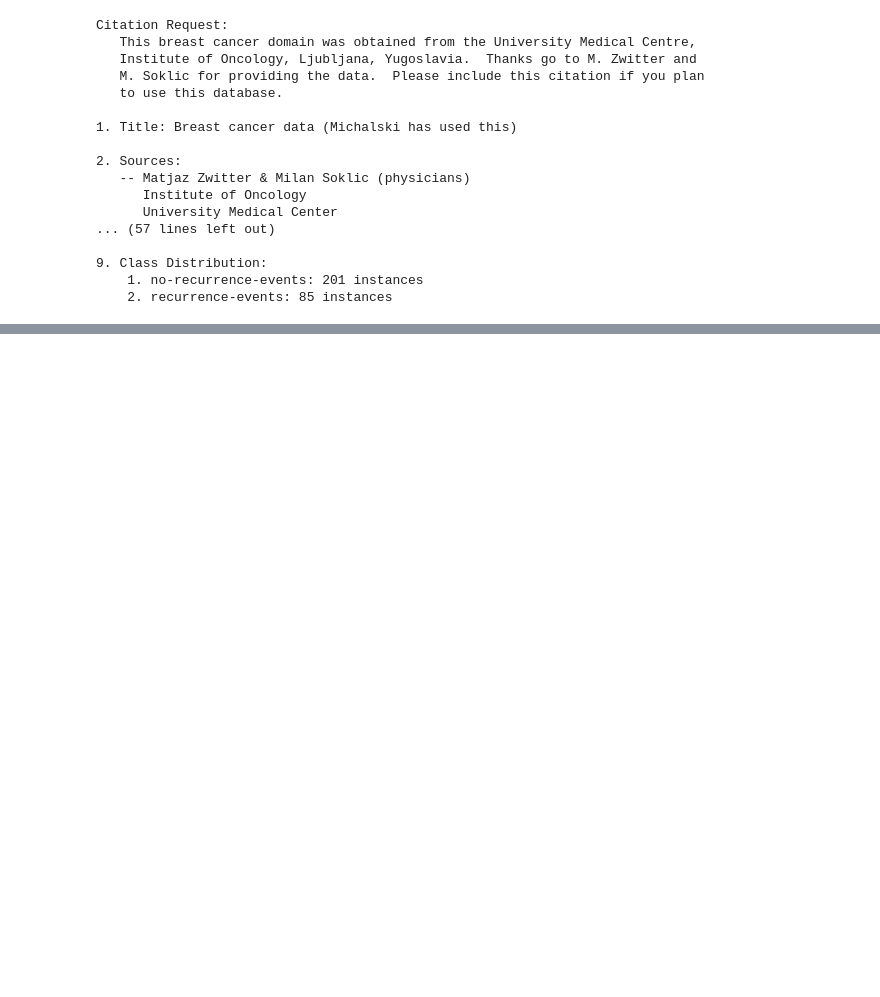
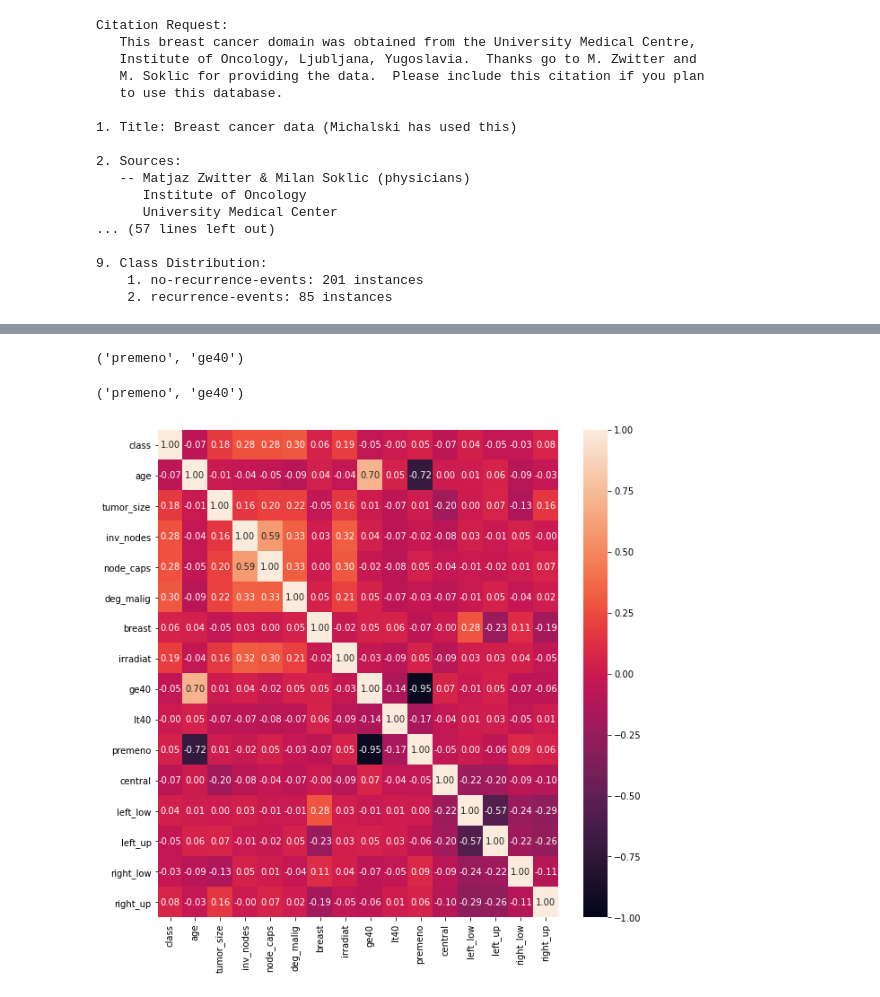
Before and after one commit to VVlovsky/breast_cancer_logistic_regression, a Jupyter notebook: main.ipynb, the cells around one changed output, grey strips where cells are left out. Cells and saved outputs as stored; diff of their text form; code cells hidden in the pictures; blank space fills up the shorter version.

```diff
--- a/main.ipynb
+++ b/main.ipynb
@@ -49,3 +60,25 @@ raw_data.head()
+# %%
+import matplotlib.pyplot as plt
+import seaborn as sb
+from scipy.io import loadmat
+from scipy import stats
+import seaborn as sns # visualize
+
+# Szukamy 2 kolumne z największą korelacja między sobą
+# i dla tych kolumn będziemy obliczać regresju.
+def find_most_correlated_cols(df):
+  plt.figure(figsize=(10,10))
+  sns.heatmap(df.corr(),annot = True, fmt = ".2f",cbar = True, vmin=-1, vmax =1)
+  plt.xticks(rotation=90)
+  plt.yticks(rotation = 0)
+  corr = df.corr()
+  corr[corr==1] = 0
+  corr[pd.isnull(corr)] = 0
+  corr = corr.abs().unstack().sort_values().dropna()
+  str_of_cols = str(corr.tail(1)).partition('\n')[0]
+  arr_of_cols = (str_of_cols.split(' ', 3)[0], str_of_cols.split(' ', 3)[2])
+  print(arr_of_cols)
+  return arr_of_cols
 # %%
 
 dummies = pd.get_dummies(raw_data.menopause)
@@ -78,0 +112,6 @@ data.head()
+# %%
+find_most_correlated_cols(data)
+# %% [output]
+('premeno', 'ge40')
+('premeno', 'ge40')
+[figure, added]
```
Also changed, not shown: parts of 9 cells of this notebook.
